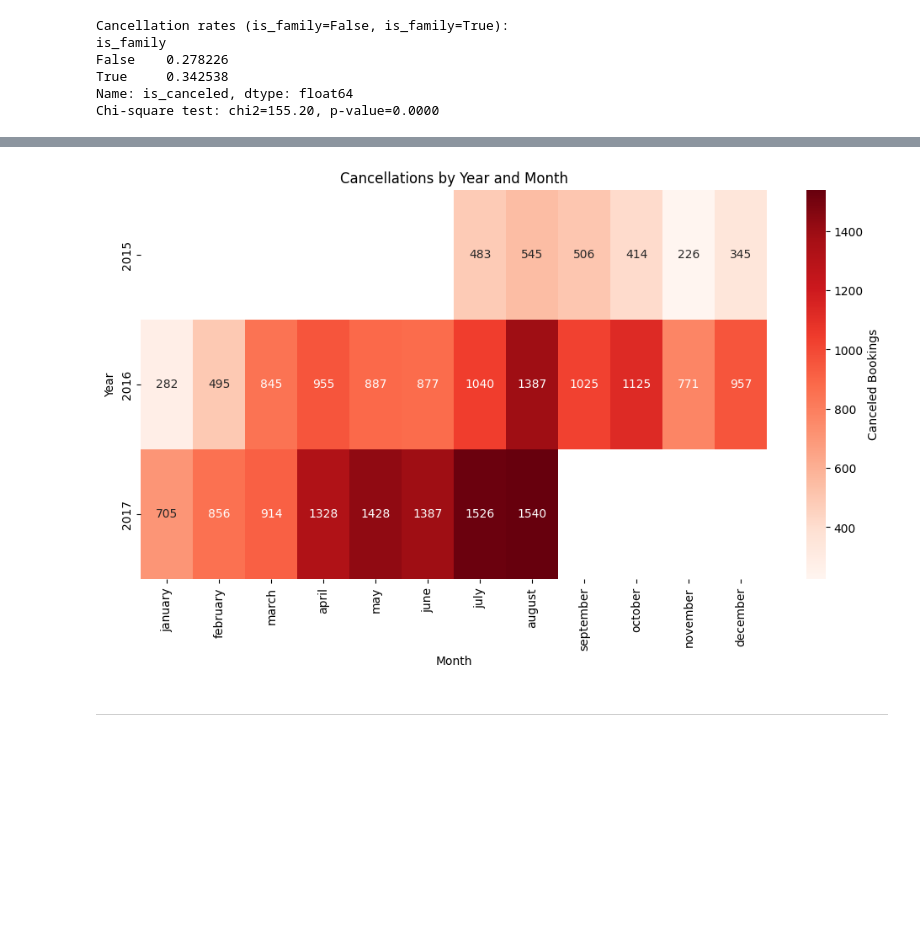
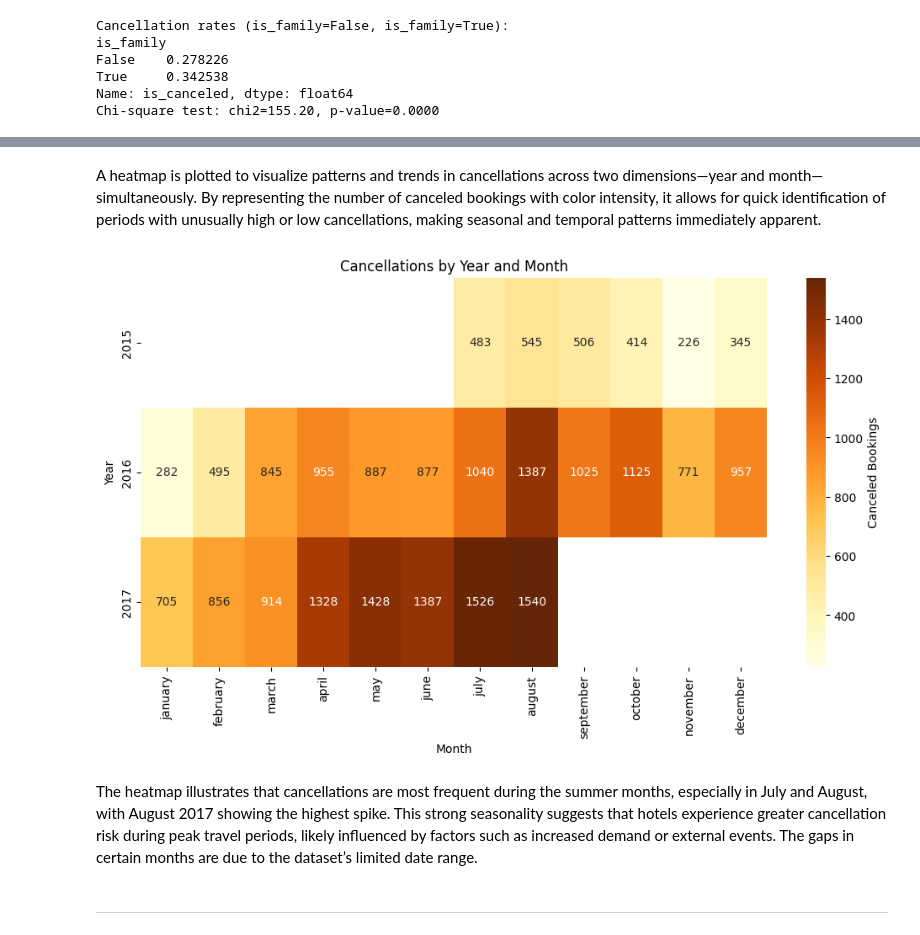
Before and after one commit to desi0302/CancelScope-Hotel-Booking-Analysis, a Jupyter notebook: jupyter_notebooks/eda.ipynb, the cells around one changed output, grey strips where cells are left out. Drawn from its saved outputs; the diff is of its cells as text; code cells hidden in the pictures; blank space fills up the shorter version.

```diff
--- a/jupyter_notebooks/eda.ipynb
+++ b/jupyter_notebooks/eda.ipynb
@@ -527,21 +535,25 @@ for business:Review deposit and cancellation policies for family bookings to red
+# %% [markdown]
+A heatmap is plotted to visualize patterns and trends in cancellations across two dimensions—year and month—simultaneously. By representing the number of canceled bookings with color intensity, it allows for quick identification of periods with unusually high or low cancellations, making seasonal and temporal patterns immediately apparent.
 # %%
-# Prepare data: count cancellations per year-month
-heatmap_data = df[df['is_canceled']].groupby(['arrival_date_year', 'arrival_date_month']).size().reset_index(name='canceled_count')
+# Reorder columns by month
+heatmap_pivot = heatmap_pivot.reindex(columns=month_order)
 
-# Pivot for heatmap: rows=year, columns=month
-month_order = ['january','february','march','april','may','june','july','august',
-               'september','october','november','december']
-heatmap_pivot = heatmap_data.pivot(index='arrival_date_year', columns='arrival_date_month', values='canceled_count')[month_order]
-
-# Plot heatmap
 plt.figure(figsize=(12, 6))
-sns.heatmap(heatmap_pivot, annot=True, fmt='g', cmap='Reds', cbar_kws={'label': 'Canceled Bookings'})
+sns.heatmap(
+    heatmap_pivot,
+    annot=True,
+    fmt='g',
+    cmap='YlOrBr',
+    cbar_kws={'label': 'Canceled Bookings'}
+)
 plt.title('Cancellations by Year and Month')
 plt.xlabel('Month')
 plt.ylabel('Year')
 plt.show()
 # %% [output]
-[figure, old version]
+[figure, new version]
+# %% [markdown]
+The heatmap illustrates that cancellations are most frequent during the summer months, especially in July and August, with August 2017 showing the highest spike. This strong seasonality suggests that hotels experience greater cancellation risk during peak travel periods, likely influenced by factors such as increased demand or external events. The gaps in certain months are due to the dataset’s limited date range.
 # %% [markdown]
 ---
 # %% [markdown]
```
Also changed, not shown: parts of 26 cells of this notebook, 4 other files.
